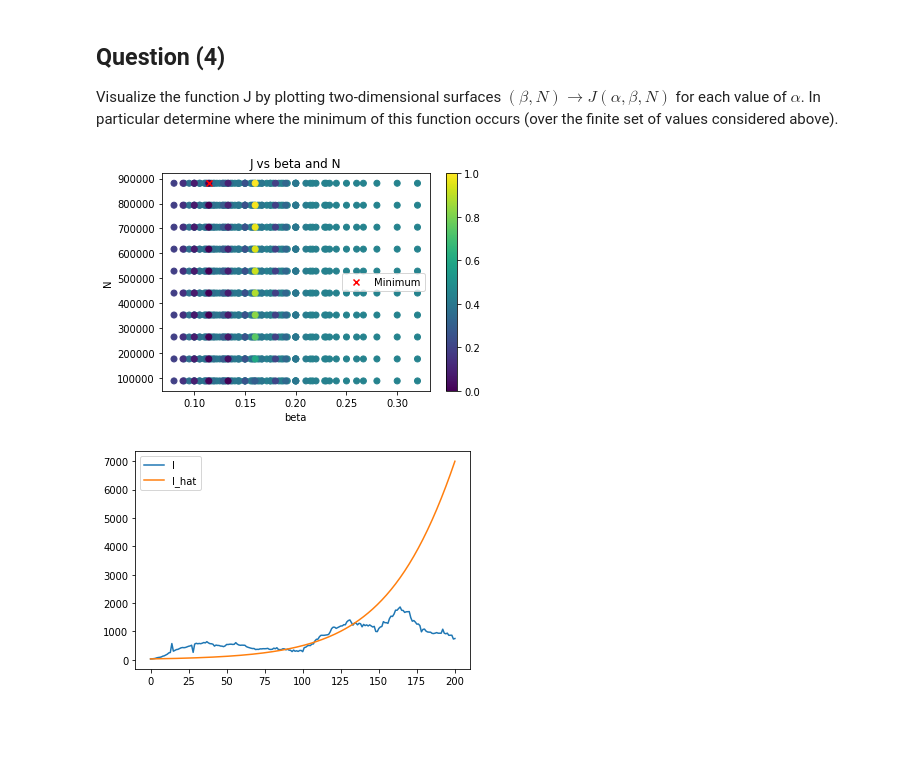
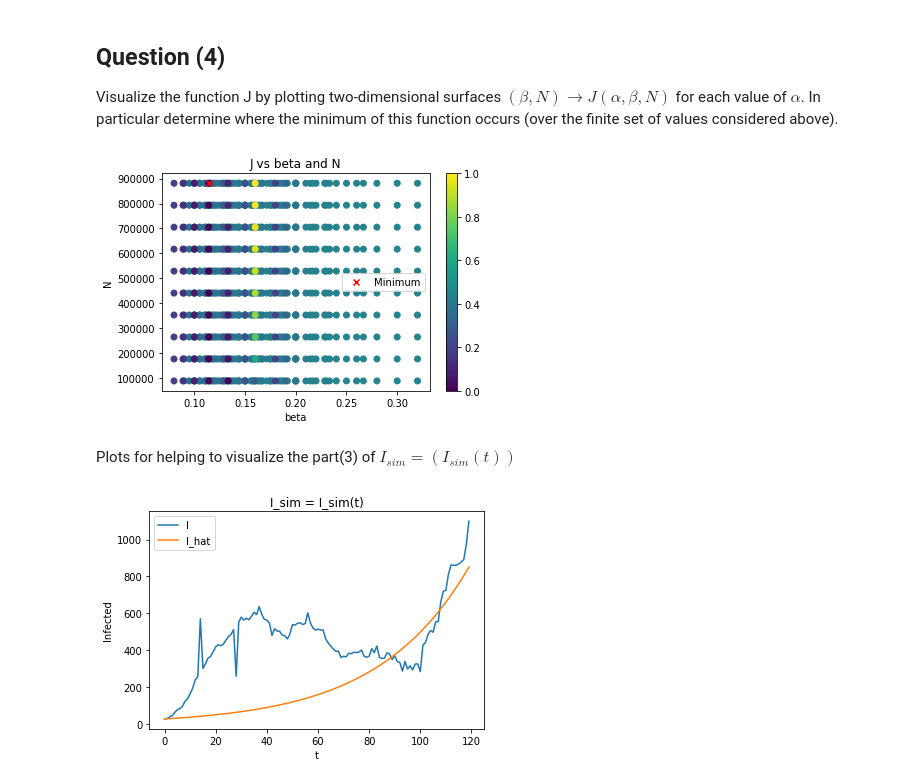
Before and after one commit to Ghostbrush/Epidemiology-Project-Analysis-of-S.F.-D.C.-COVID-Data, a Jupyter notebook: TW1.ipynb, the cells around one changed output. Saved outputs shown, nothing was run; the diff lists cells and outputs as text; code cells hidden in the pictures; blank space fills up the shorter version.

```diff
--- a/TW1.ipynb
+++ b/TW1.ipynb
@@ -371,29 +374,26 @@ plt.ylabel("N")
 plt.title("J vs beta and N")
 plt.colorbar()
 plt.legend()
-# plt.savefig("J_vs_beta_and_N.png")
-
-
-# Visualize the best fit
-alpha, beta, N_max = omegas[min_J]
-# print(data.shape)
-T_max = 200
-I = np.zeros(T_max + 1)
-
-for t in range(0, T_max + 1):
-    I[t] = accumulated_cases[t + t0 + 7] - accumulated_cases[t + t0 - 7]
-
-S, I_hat, R = SIR_simulation((alpha, beta, N_max), return_all=True)
-plt.figure()
-plt.plot(I, label="I")
-# print(S * N_max, I_hat * N_max)
-# plt.plot(S * N_max, label="S")
-plt.plot(I_hat * N_max, label="I_hat")
-# plt.plot(R * N_max, label="R")
-
-plt.legend()
-# plt.savefig("I_vs_I_hat.png")
 plt.show()
 # %% [output]
 [figure]
-[figure, removed]
+# %% [markdown]
+Plots for helping to visualize the part(3) of $I_{sim} = (I_{sim}(t))$
+# %%
+# Visualize the best fit
+alpha, beta, N_max = omegas[min_J]
+S, I_hat, R = SIR_simulation((alpha, beta, N_max), return_all=True)
+plt.figure()
+plt.plot(I, label="I")
+# print(S * N_max, I_hat * N_max)
+# plt.plot(S * N_max, label="S")
+plt.plot(I_hat * N_max, label="I_hat")
+# plt.plot(R * N_max, label="R")
+plt.xlabel("t")
+plt.ylabel("Infected")
+plt.title("I_sim = I_sim(t)")
+
+plt.legend()
+plt.show()
+# %% [output]
+[figure, added]
```
Also changed, not shown: parts of 15 cells of this notebook.
